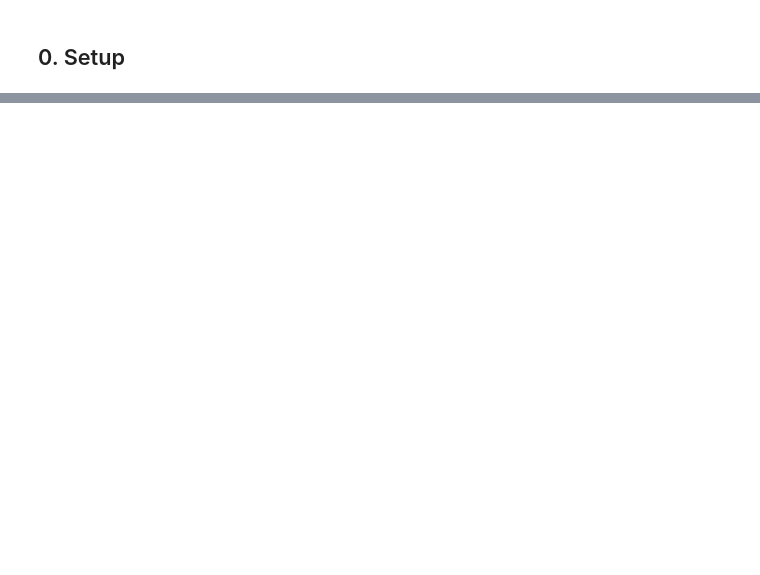
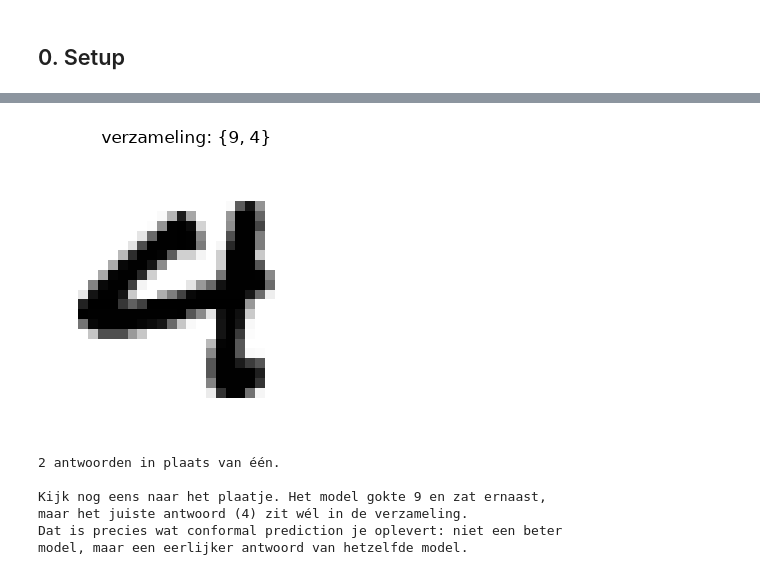
Before and after one commit to kristofsl/pxl-demo, a Jupyter notebook: 05-conformal-predictions/conformal-prediction.ipynb, the cells around one changed output, grey strips where cells are left out. Cells and saved outputs as stored; diff of their text form; code cells hidden in the pictures; blank space fills up the shorter version.

```diff
--- a/05-conformal-predictions/conformal-prediction.ipynb
+++ b/05-conformal-predictions/conformal-prediction.ipynb
@@ -653,0 +193,16 @@ En wat je ervoor terugkreeg:
+# %%
+# Voor elk van de tien cijfers: hoe fout zou het zijn als dít het antwoord was?
+scores_van_onze_voorspelling = 1 - kansen
+hoort_erbij = scores_van_onze_voorspelling <= grens
+
+print("cijfer   kans     score    doet mee?")
+for cijfer in range(10):
+    vink = "ja" if hoort_erbij[cijfer] else "-"
+    print(f"   {cijfer}    {kansen[cijfer]:6.1%}   {scores_van_onze_voorspelling[cijfer]:.3f}      {vink}")
+
+# int() erbij, anders print numpy er "np.int64(4)" van.
+verzameling = sorted(int(c) for c in np.where(hoort_erbij)[0])
+print()
+print(f"De verzameling: {set(verzameling)}")
+print(f"Het juiste antwoord was {y_test[i]} — zit het erin? "
+      f"{'ja' if y_test[i] in verzameling else 'nee'}")
@@ -653,0 +224,24 @@ En wat je ervoor terugkreeg:
+# %%
+fig, ax = plt.subplots(figsize=(3, 3))
+ax.imshow(X_test[i].reshape(28, 28), cmap="gray_r")
+ax.set_title(f"verzameling: {set(verzameling)}", fontsize=11)
+ax.axis("off")
+plt.tight_layout(); plt.show()
+
+if len(verzameling) == 1:
+    print("Eén antwoord: het model twijfelt hier niet.")
+else:
+    print(f"{len(verzameling)} antwoorden in plaats van één.")
+    print()
+    print(f"Kijk nog eens naar het plaatje. Het model gokte {gok} en zat ernaast,")
+    print(f"maar het juiste antwoord ({y_test[i]}) zit wél in de verzameling.")
+    print("Dat is precies wat conformal prediction je oplevert: niet een beter")
+    print("model, maar een eerlijker antwoord van hetzelfde model.")
+# %% [output]
+[figure, added]
+2 antwoorden in plaats van één.
+
+Kijk nog eens naar het plaatje. Het model gokte 9 en zat ernaast,
+maar het juiste antwoord (4) zit wél in de verzameling.
+Dat is precies wat conformal prediction je oplevert: niet een beter
+model, maar een eerlijker antwoord van hetzelfde model.
```
Also changed, not shown: parts of 49 cells of this notebook, 2 other files.
